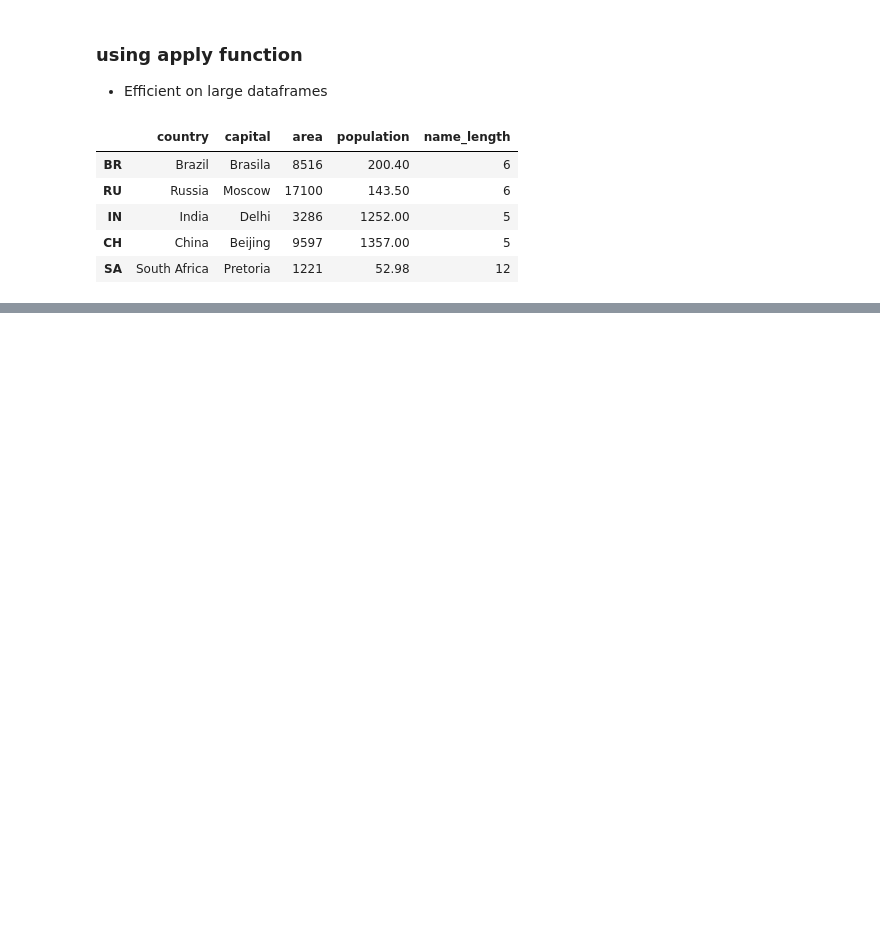
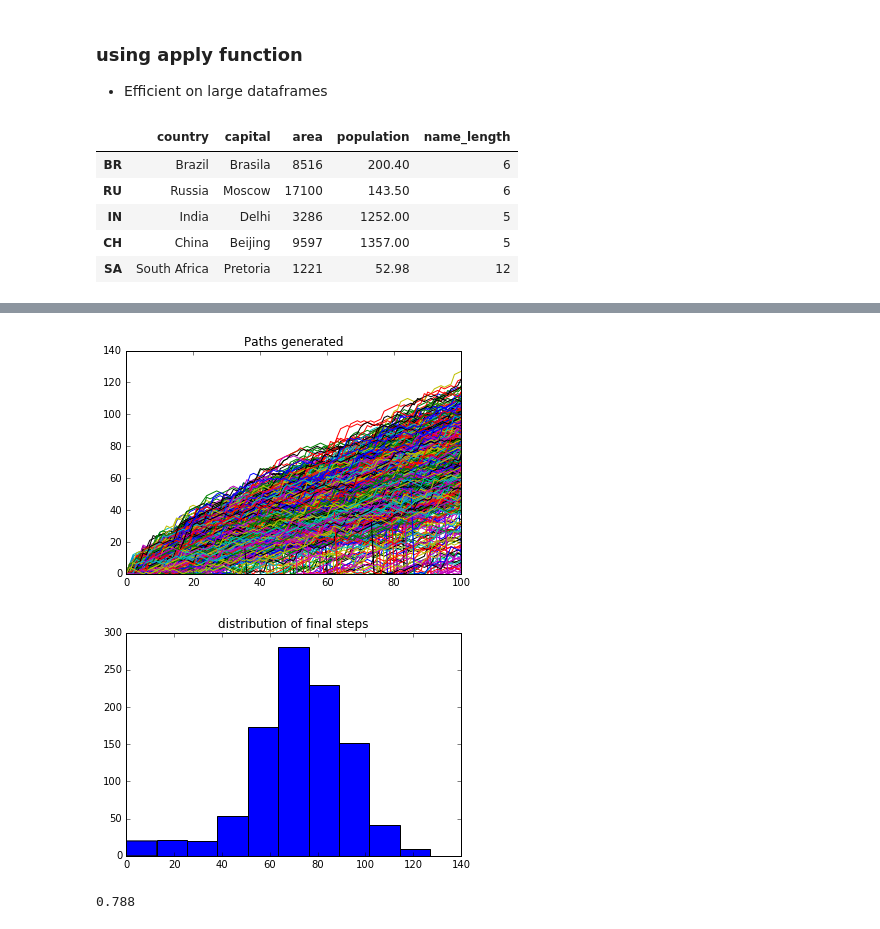
Before and after one commit to slzdevsnp/learn, a Jupyter notebook: intropython4ds2/intro_py4ds_2_nb.ipynb, the cells around one changed output, grey strips where cells are left out. Drawn from its saved outputs; the diff is of its cells as text; code cells hidden in the pictures; blank space fills up the shorter version.

```diff
--- a/intropython4ds2/intro_py4ds_2_nb.ipynb
+++ b/intropython4ds2/intro_py4ds_2_nb.ipynb
@@ -416,0 +518,47 @@ brics
+# %%
+### plotting 50 random walks of Empire state
+import matplotlib.pyplot as plt
+import numpy as np
+np.random.seed(123)
+all_walks = []
+
+# Simulate random walk 1000 times
+for i in range(1000) :
+    random_walk = [0]
+    for x in range(100) :
+        step = random_walk[-1]
+        dice = np.random.randint(1,7)
+        if dice <= 2:
+            step = max(0, step - 1)
+        elif dice <= 5:
+            step = step + 1
+        else:
+            step = step + np.random.randint(1,7)
+
+        # Implement clumsiness 0.1 % chance of fall an reset step to 0
+        if np.random.rand() <= 0.001 :
+            step = 0
+
+        random_walk.append(step)
+    all_walks.append(random_walk)
+
+# Create and plot np_aw_t
+np_aw_t = np.transpose(np.array(all_walks))
+plt.plot(np_aw_t)
+plt.title('Paths generated')
+plt.show()
+#select the numer of final steps reached
+ends = np_aw_t[-1]
+plt.hist(ends)
+plt.title('distribution of final steps')
+plt.show()
+# %% [output]
+[figure, added]
+[figure, added]
+# %%
+# lets estimate odds of reaching 60 steps
+#we need just the array of final number of steps reached ends
+proba = len(ends[ends >= 60]) / (1.0 * len(ends))
+proba
+# %% [output]
+0.788
```
Also changed, not shown: parts of 10 cells of this notebook.
